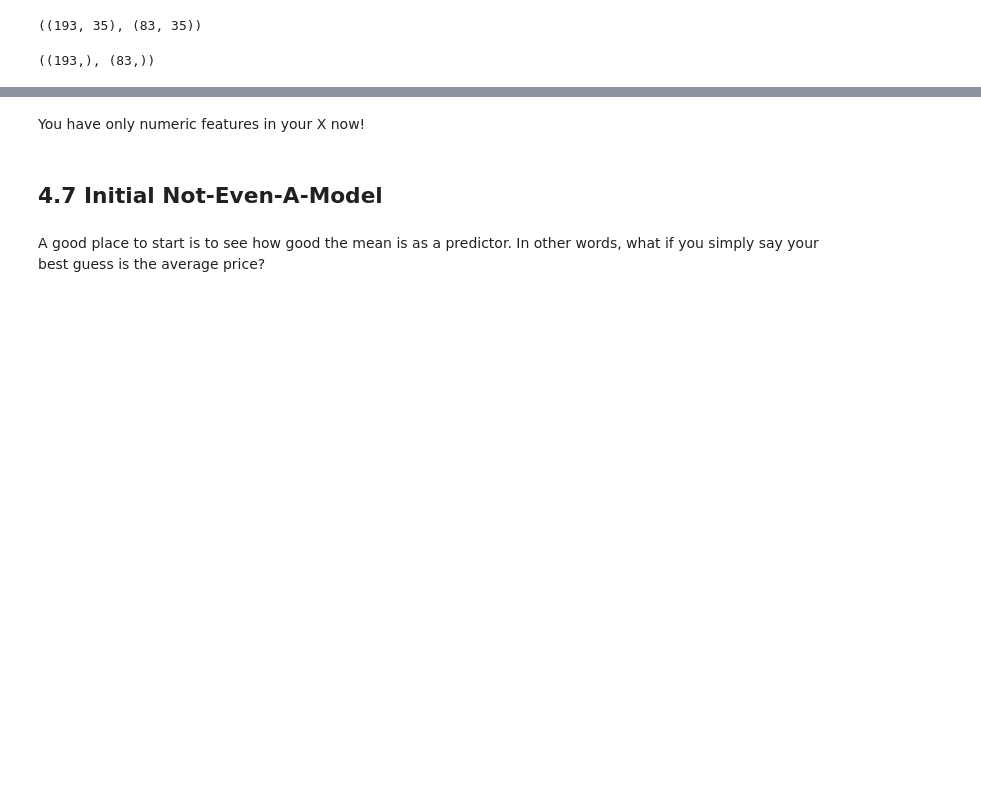
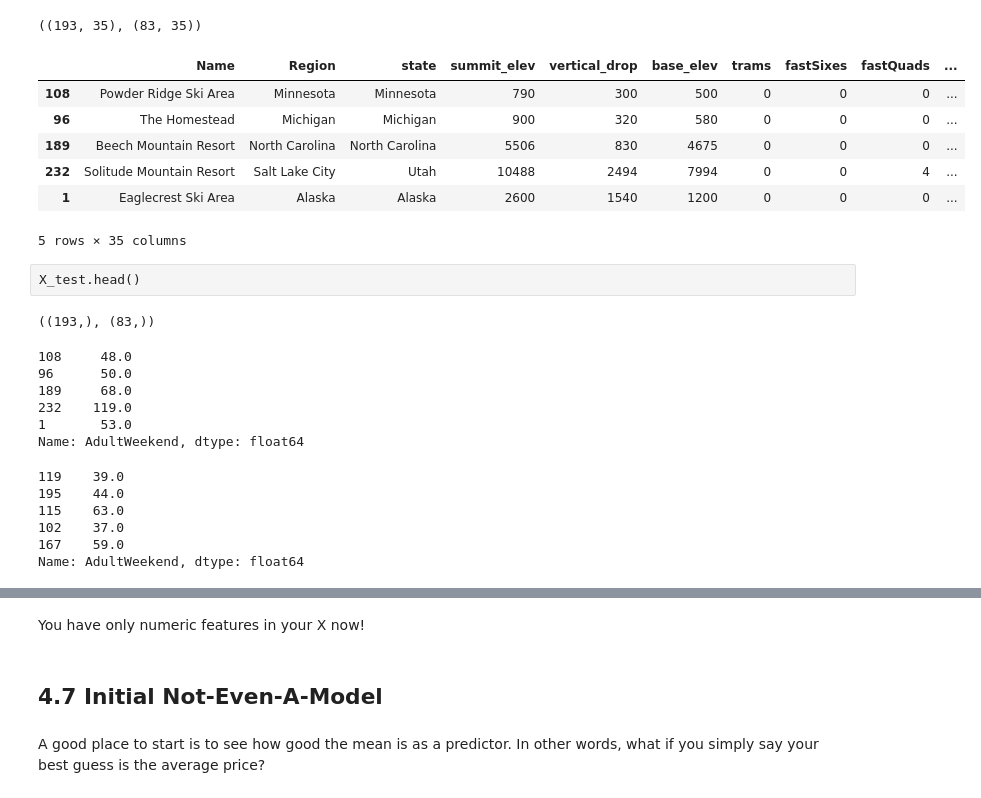
Before and after one commit to jharvey407/DataScienceGuidedCapstone, a Jupyter notebook: Step Four - Preprocessing and Training/04_preprocessing_and_training.ipynb, the cells around one changed output, grey strips where cells are left out. Drawn from its saved outputs; the diff is of its cells as text; code cells hidden in the pictures; blank space fills up the shorter version.

```diff
--- a/Step Four - Preprocessing and Training/04_preprocessing_and_training.ipynb
+++ b/Step Four - Preprocessing and Training/04_preprocessing_and_training.ipynb
@@ -165,10 +176,40 @@ X_train, X_test, y_train, y_test = train_test_split(ski_data.drop(columns='Adult
 X_train.shape, X_test.shape
 # %% [output]
 ((193, 35), (83, 35))
+# %%
+X_train.head()
+# %% [output]
+|  | Name | Region | state | summit_elev | vertical_drop | base_elev | trams | fastSixes | fastQuads | ... |
+| 108 | Powder Ridge Ski Area | Minnesota | Minnesota | 790 | 300 | 500 | 0 | 0 | 0 | ... |
+| 96 | The Homestead | Michigan | Michigan | 900 | 320 | 580 | 0 | 0 | 0 | ... |
+| 189 | Beech Mountain Resort | North Carolina | North Carolina | 5506 | 830 | 4675 | 0 | 0 | 0 | ... |
+| 232 | Solitude Mountain Resort | Salt Lake City | Utah | 10488 | 2494 | 7994 | 0 | 0 | 4 | ... |
+| 1 | Eaglecrest Ski Area | Alaska | Alaska | 2600 | 1540 | 1200 | 0 | 0 | 0 | ... |
+5 rows × 35 columns
+# %% [raw]
+X_test.head()
 # %%
 y_train.shape, y_test.shape
 # %% [output]
 ((193,), (83,))
+# %%
+y_train.head()
+# %% [output]
+108     48.0
+96      50.0
+189     68.0
+232    119.0
+1       53.0
+Name: AdultWeekend, dtype: float64
+# %%
+y_test.head()
+# %% [output]
+119    39.0
+195    44.0
+115    63.0
+102    37.0
+167    59.0
+Name: AdultWeekend, dtype: float64
 # %%
 #Code task 1#
 #Save the 'Name', 'state', and 'Region' columns from the train/test data into names_train and names_test
```
Also changed, not shown: parts of 15 cells of this notebook.
